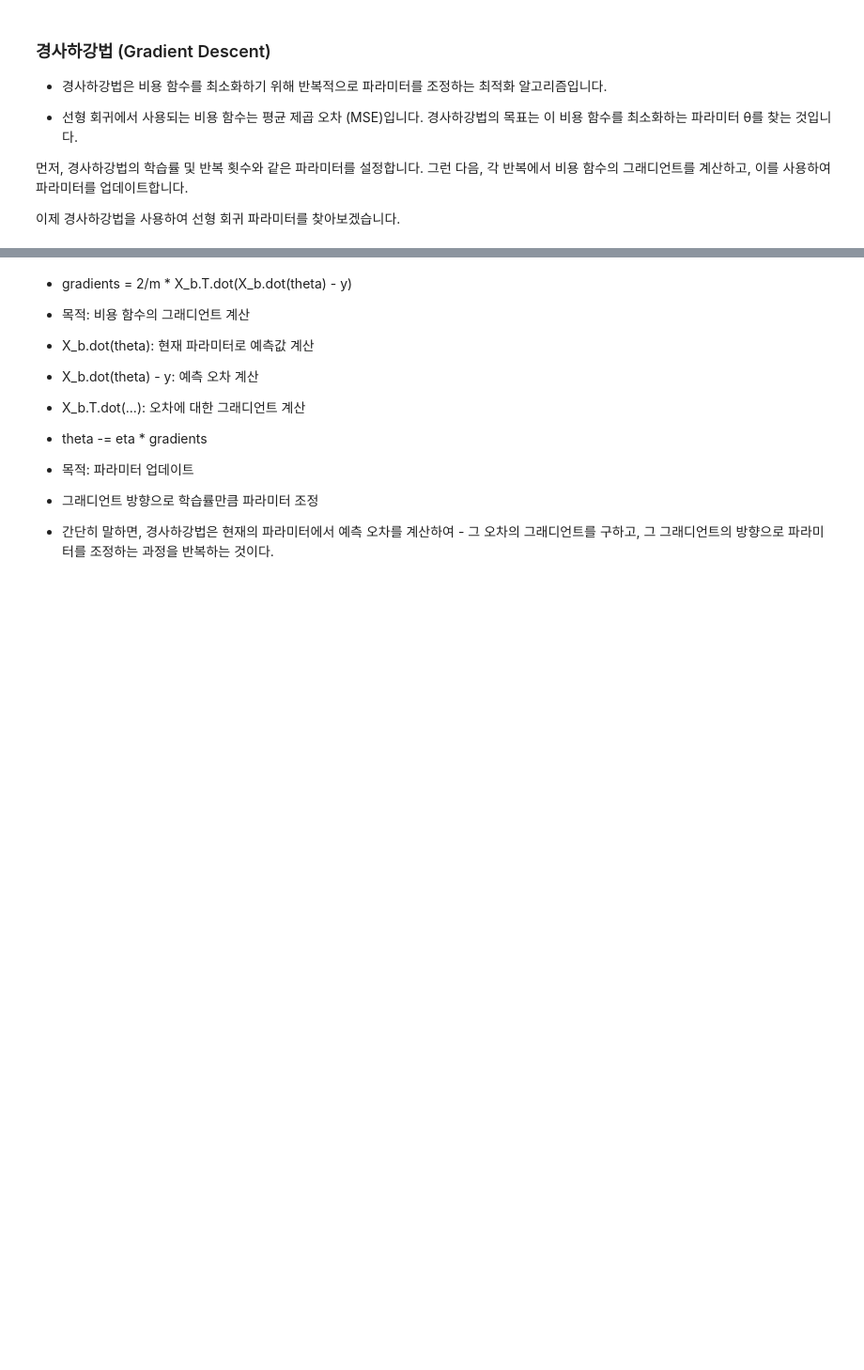
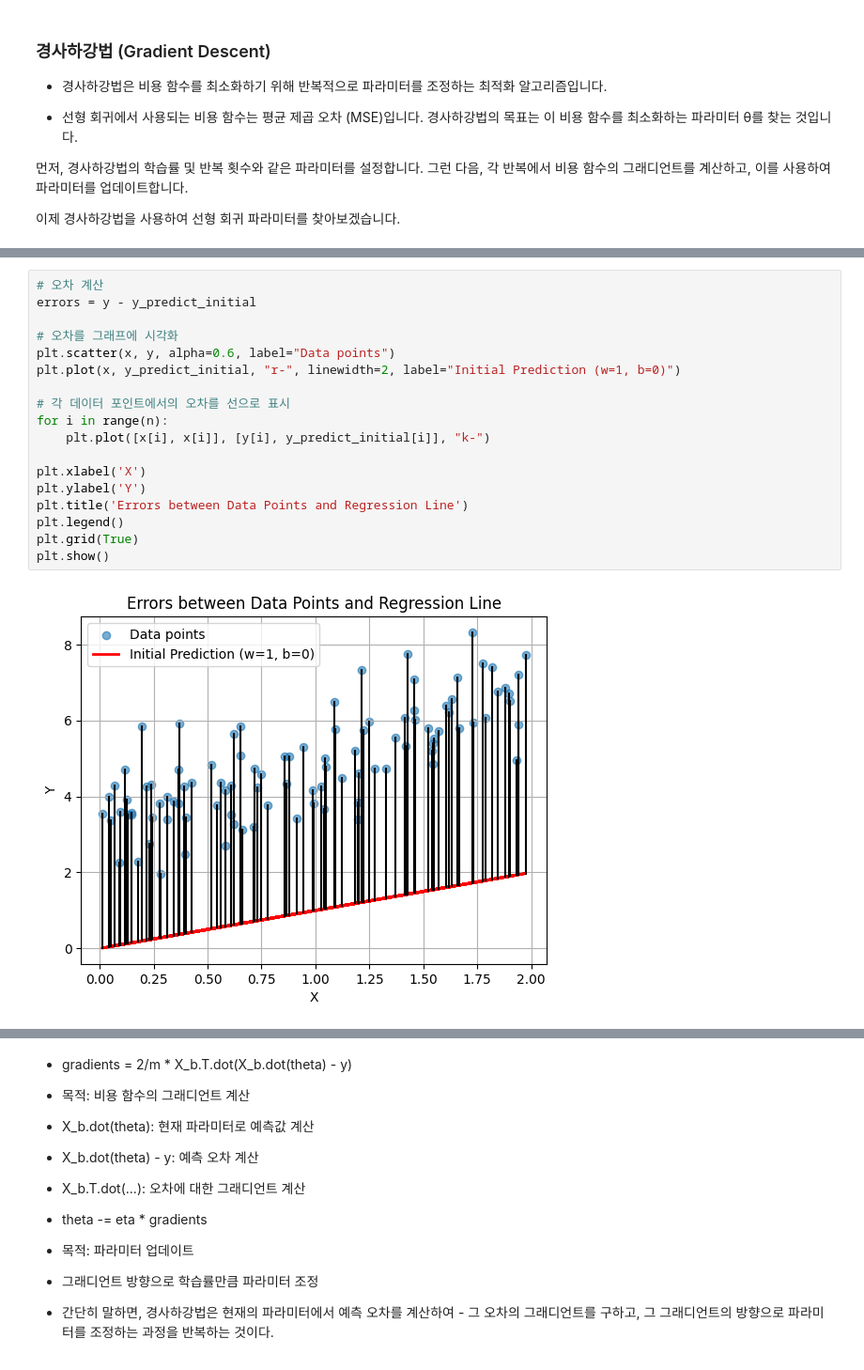
Before and after one commit to DoSungjin/2023-for-DS, a Jupyter notebook: LECTURE/5.0815_linear_regression/exercise.ipynb, the cells around one changed output, grey strips where cells are left out. Shown at 94% size. Cells and saved outputs as stored; diff of their text form; blank space fills up the shorter version.

```diff
--- a/LECTURE/5.0815_linear_regression/exercise.ipynb
+++ b/LECTURE/5.0815_linear_regression/exercise.ipynb
@@ -109,0 +110,20 @@ array([[3.21509616],
+# %%
+# 오차 계산
+errors = y - y_predict_initial
+
+# 오차를 그래프에 시각화
+plt.scatter(x, y, alpha=0.6, label="Data points")
+plt.plot(x, y_predict_initial, "r-", linewidth=2, label="Initial Prediction (w=1, b=0)")
+
+# 각 데이터 포인트에서의 오차를 선으로 표시
+for i in range(n):
+    plt.plot([x[i], x[i]], [y[i], y_predict_initial[i]], "k-")
+
+plt.xlabel('X')
+plt.ylabel('Y')
+plt.title('Errors between Data Points and Regression Line')
+plt.legend()
+plt.grid(True)
+plt.show()
+# %% [output]
+[figure, added]
```
Also changed, not shown: parts of 5 cells of this notebook.
